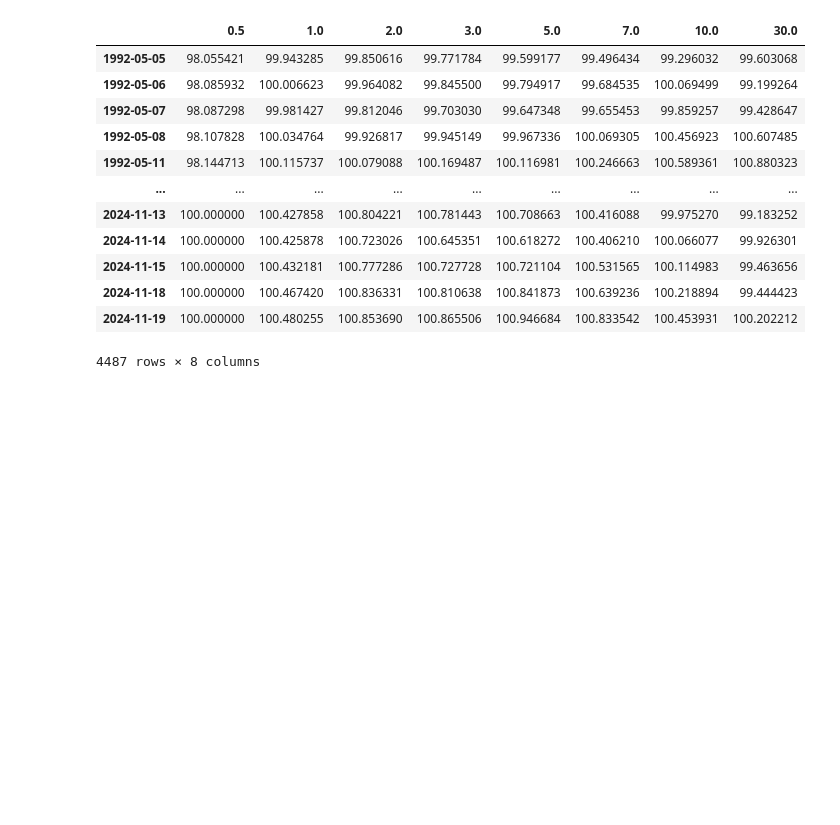
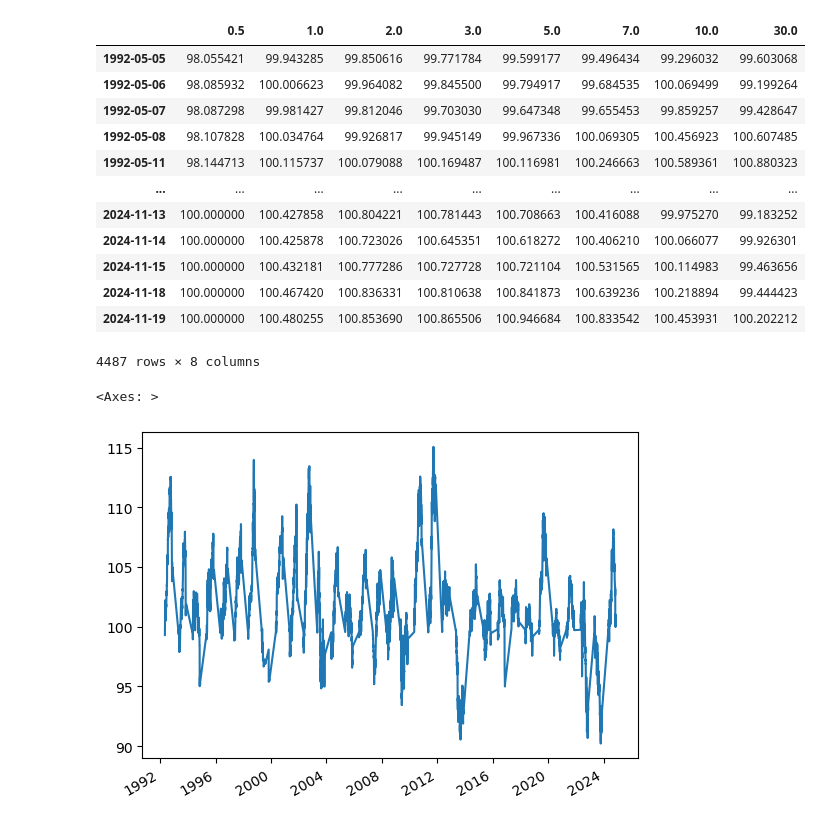
Before and after one commit to jlopes3/MF703_Project, a Jupyter notebook: FixedIncomePrice.ipynb, the cells around one changed output. Drawn from its saved outputs; the diff is of its cells as text; code cells hidden in the pictures; blank space fills up the shorter version.

```diff
--- a/FixedIncomePrice.ipynb
+++ b/FixedIncomePrice.ipynb
@@ -77,3 +77,8 @@ new_df
 4487 rows × 8 columns
 # %%
 new_df.to_csv("Data/TreasuryData/Treasury-Price-Data.csv")
+# %%
+new_df[10].plot()
+# %% [output]
+<Axes: >
+[figure, added]
```
Also changed, not shown: 2 other files.
